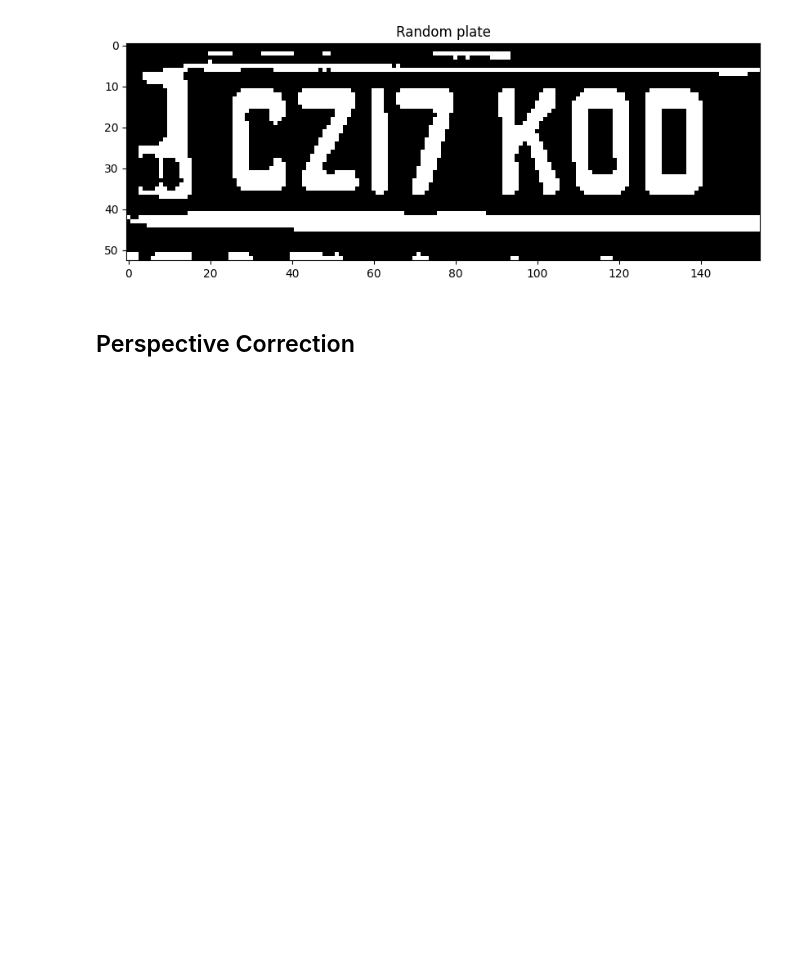
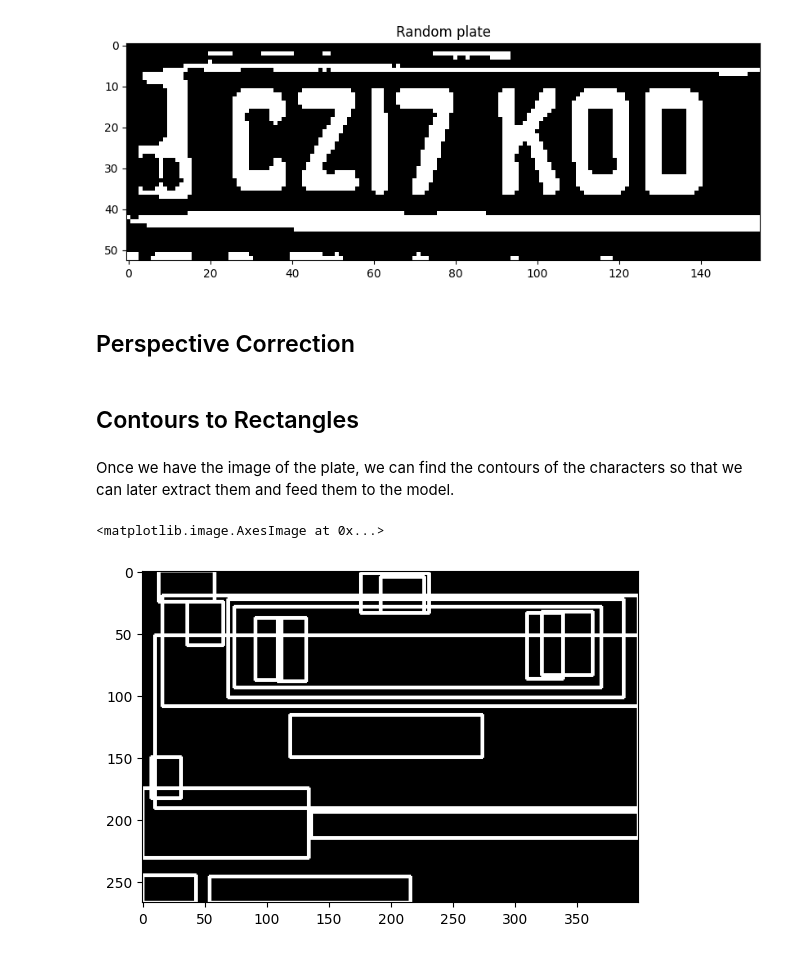
Before and after one commit to damirch/alpr, a Jupyter notebook: detection.ipynb, the cells around one changed output. Drawn from its saved outputs; the diff is of its cells as text; code cells hidden in the pictures; blank space fills up the shorter version.

```diff
--- a/detection.ipynb
+++ b/detection.ipynb
@@ -169,3 +172,24 @@ ax.imshow(rd.choice(plates), cmap='gray')
 ## corners
 
 ## warp perspective
+# %% [markdown]
+## Contours to Rectangles
+# %% [markdown]
+Once we have the image of the plate, we can find the contours of the characters so that we can later extract them and feed them to the model.
+# %%
+bb_imgs = []
+
+for i in range(len(img_contours)):
+    img_contour = img_contours[i]
+    bb_img = np.zeros(contours_imgs[i].shape, dtype=np.uint8)
+    for contour in img_contour:
+        x, y, w, h = cv.boundingRect(contour)
+        if w > 20 and h > 20:
+            cv.rectangle(bb_img, pt1=(x, y), pt2=(x+w, y+h), color=(255, 255, 255), thickness=2)
+
+    bb_imgs.append(bb_img)
+
+plt.imshow(rd.choice(bb_imgs), cmap='gray')
+# %% [output]
+<matplotlib.image.AxesImage at 0x...>
+[figure, added]
```
Also changed, not shown: parts of 6 cells of this notebook.
